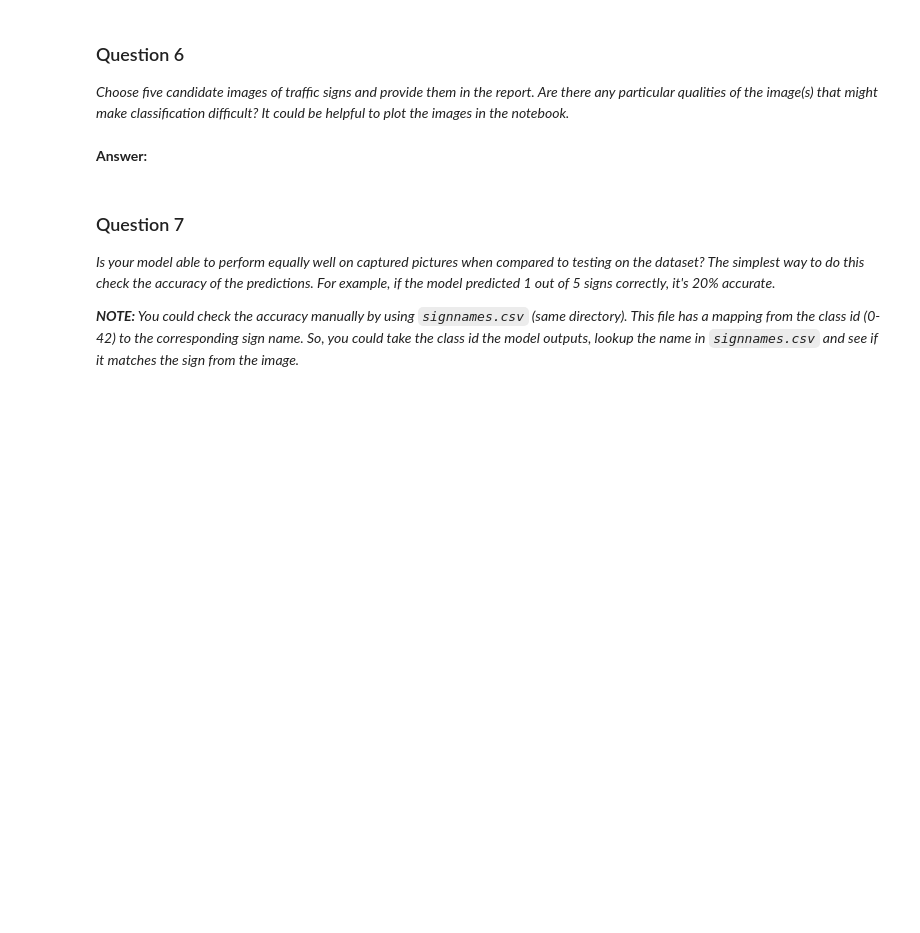
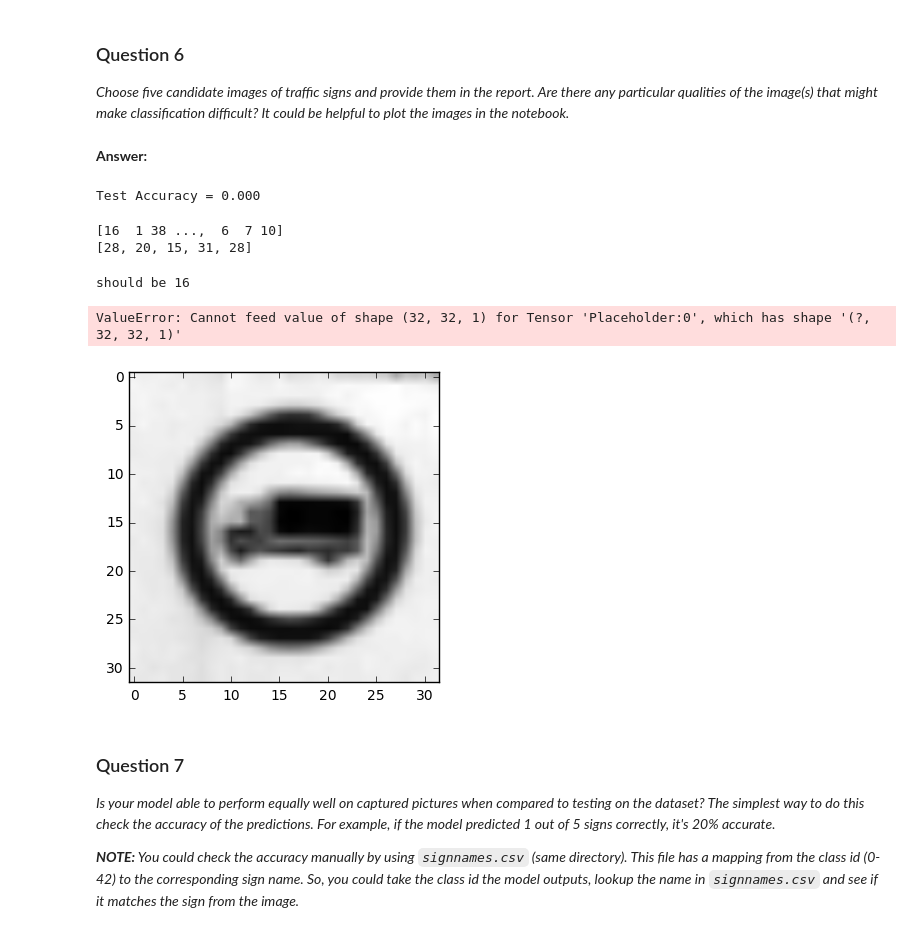
Before and after one commit to valery-nguyen/CarND-Traffic-Sign-Classifier-Project, a Jupyter notebook: Traffic_Sign_Classifier.ipynb, the cells around one changed output. Cells and saved outputs as stored; diff of their text form; code cells hidden in the pictures; blank space fills up the shorter version.

```diff
--- a/Traffic_Sign_Classifier.ipynb
+++ b/Traffic_Sign_Classifier.ipynb
@@ -429,9 +429,9 @@ def evaluate(X_data, y_data):
 with tf.Session() as sess:
 
     #SELECT Restore variables
-    #saver.restore(sess, tf.train.latest_checkpoint('.'))
+    saver.restore(sess, tf.train.latest_checkpoint('.'))
     #OR SELECT Initialize variables
-    sess.run(tf.global_variables_initializer())
+    #sess.run(tf.global_variables_initializer())
 
 
     num_examples = len(X_train)
@@ -450,7 +450,7 @@ with tf.Session() as sess:
         print("Validation Accuracy = {:.3f}".format(validation_accuracy))
         print()
 
-    saver.save(sess, 'net')
+    #saver.save(sess, 'net')
     print("Model saved")
 # %% [output]
 Training...
@@ -684,3 +667,52 @@ _Choose five candidate images of traffic signs and provide them in the report. A
+# %%
+### Run the predictions here.
+### Feel free to use as many code cells as needed.
+new_y_img = [28,20,15,31,28]
+new_X_img = np.empty((0,32,32,3))
+new_X_img = np.expand_dims(normalize_grayscale(grayscale_set(np.expand_dims(cv2.resize(image1,(32,32)), axis=0))), axis=3)
+new_X_img = np.expand_dims(normalize_grayscale(grayscale_set(np.expand_dims(cv2.resize(image2,(32,32)), axis=0))), axis=3)
+new_X_img = np.expand_dims(normalize_grayscale(grayscale_set(np.expand_dims(cv2.resize(image3,(32,32)), axis=0))), axis=3)
+new_X_img = np.expand_dims(normalize_grayscale(grayscale_set(np.expand_dims(cv2.resize(image4,(32,32)), axis=0))), axis=3)
+new_X_img = np.expand_dims(normalize_grayscale(grayscale_set(np.expand_dims(cv2.resize(image5,(32,32)), axis=0))), axis=3)
+
+with tf.Session() as sess:
+    saver.restore(sess, tf.train.latest_checkpoint('.'))
+
+    test_accuracy = evaluate(new_X_img, new_y_img)
+    print("Test Accuracy = {:.3f}".format(test_accuracy))
+# %% [output]
+Test Accuracy = 0.000
+# %%
+print(y_test)
+print(new_y_img)
+# %% [output]
+[16  1 38 ...,  6  7 10]
+[28, 20, 15, 31, 28]
+# %%
+import tensorflow as tf
+
+#reading in an image
+i=0
+image5 = X_test[i]
+plt.imshow(image5.squeeze(),cmap='gray')
+y_image5 = [y_test[i]]
+print("should be",y_test[i])
+
+with tf.Session() as sess:
+    saver.restore(sess, tf.train.latest_checkpoint('.'))
+
+    img = image5
+    y_img = y_image5
+    img = np.expand_dims(img, axis=0)
+    #test_accuracy1 = evaluate(img, y_img)
+    test_accuracy = evaluate(X_test[0], [16])
+    #test_accuracy = evaluate(img, [6])
+
+    print("Test Accuracy = {:.3f}".format(test_accuracy))
+# %% [output]
+should be 16
+ValueError: Cannot feed value of shape (32, 32, 1) for Tensor 'Placeholder:0', which has shape '(?, 32, 32, 1)'
+[figure, added]
 # %% [markdown]
 ### Question 7
 
```
Also changed, not shown: parts of 16 cells of this notebook.
